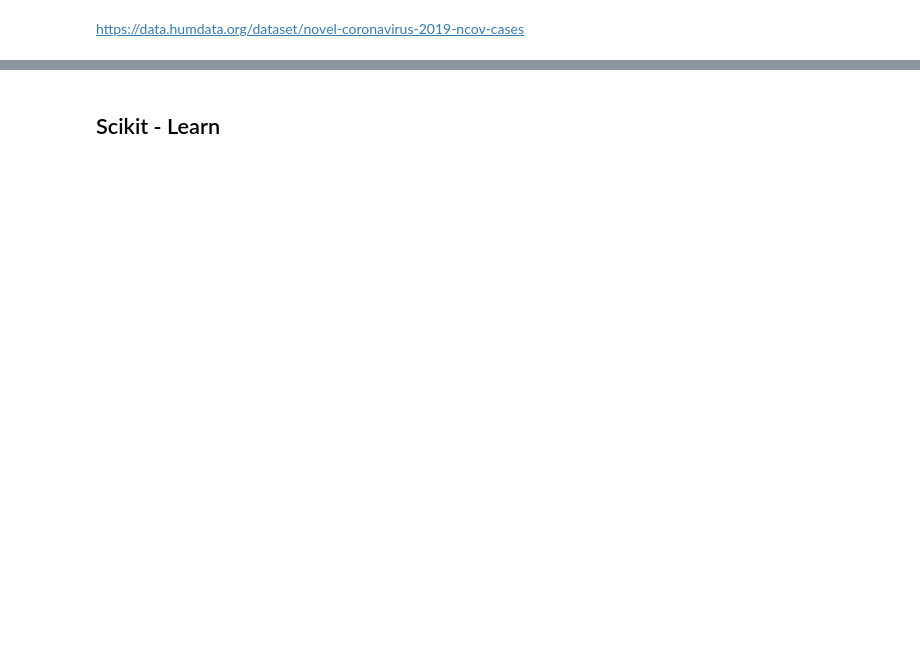
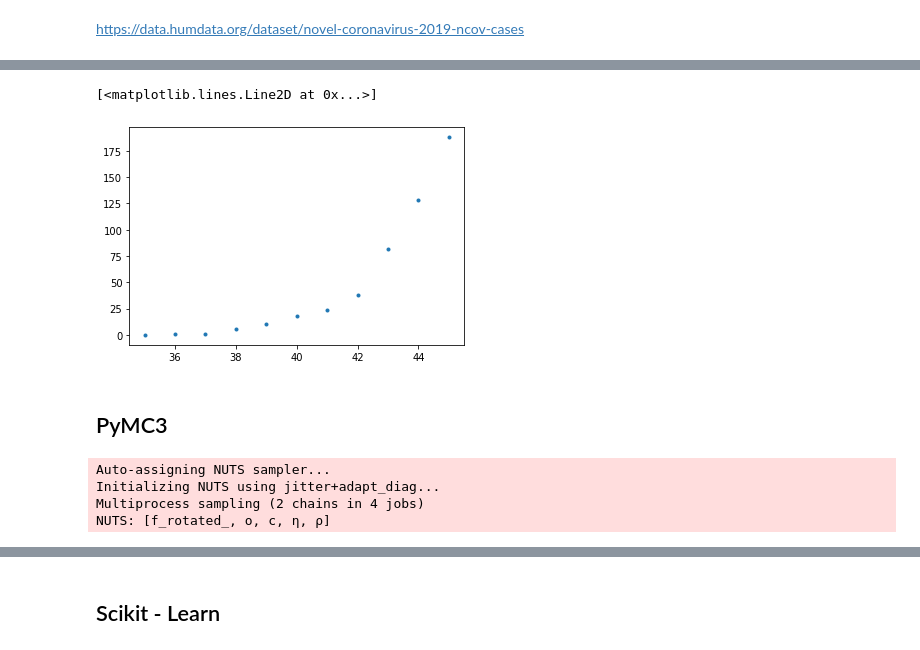
Before and after one commit to hkortier/schoolofai, a Jupyter notebook: corona.ipynb, the cells around one changed output, grey strips where cells are left out. Cells and saved outputs as stored; diff of their text form; code cells hidden in the pictures; blank space fills up the shorter version.

```diff
--- a/corona.ipynb
+++ b/corona.ipynb
@@ -50,3 +68,11 @@ x_train = np.linspace(0,subset.values[0].shape[0]-1,subset.values[0].shape[0]).r
 y_train = subset.values[0].reshape(-1, 1)
 
 x_pred = np.linspace(0,99,100).reshape(-1, 1)
+# %%
+start_ind =35
+plt.plot(x_train[start_ind:],y_train[start_ind:],'.')
+# %% [output]
+[<matplotlib.lines.Line2D at 0x...>]
+[figure, added]
+# %% [markdown]
+## PyMC3
@@ -52,0 +112,8 @@ x_pred = np.linspace(0,99,100).reshape(-1, 1)
+# %%
+with invicted_model:
+    trace = pm.sample(draws=1000, tune=1000, chains=2)
+# %% [output]
+Auto-assigning NUTS sampler...
+Initializing NUTS using jitter+adapt_diag...
+Multiprocess sampling (2 chains in 4 jobs)
+NUTS: [f_rotated_, o, c, η, ρ]
```
Also changed, not shown: parts of 33 cells of this notebook, 20 other files.
